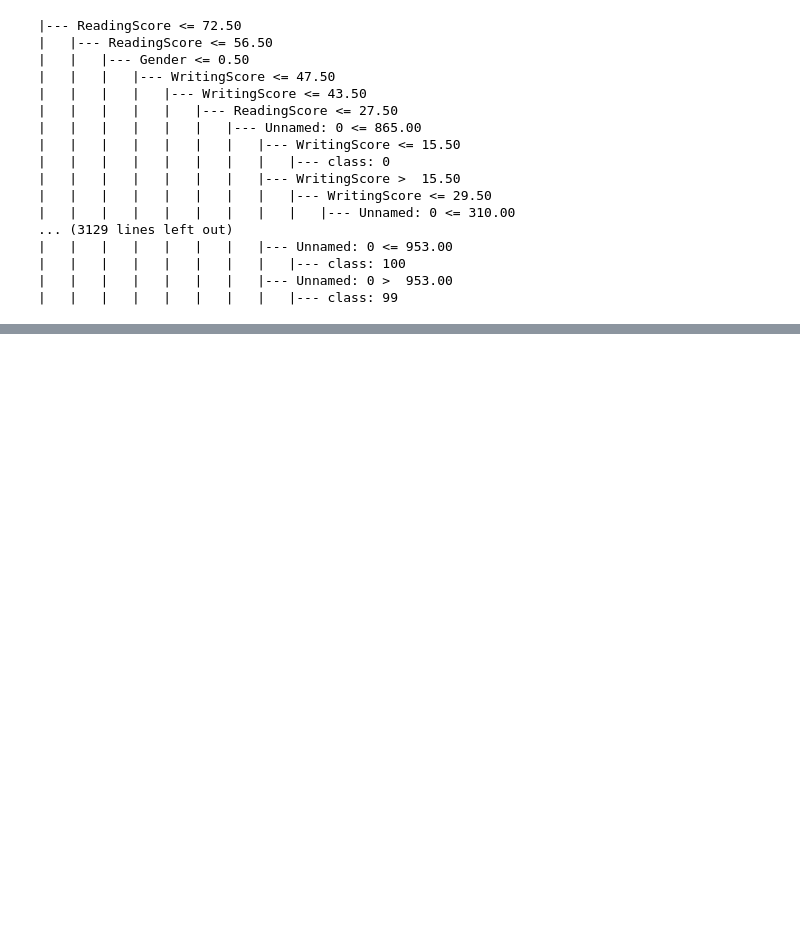
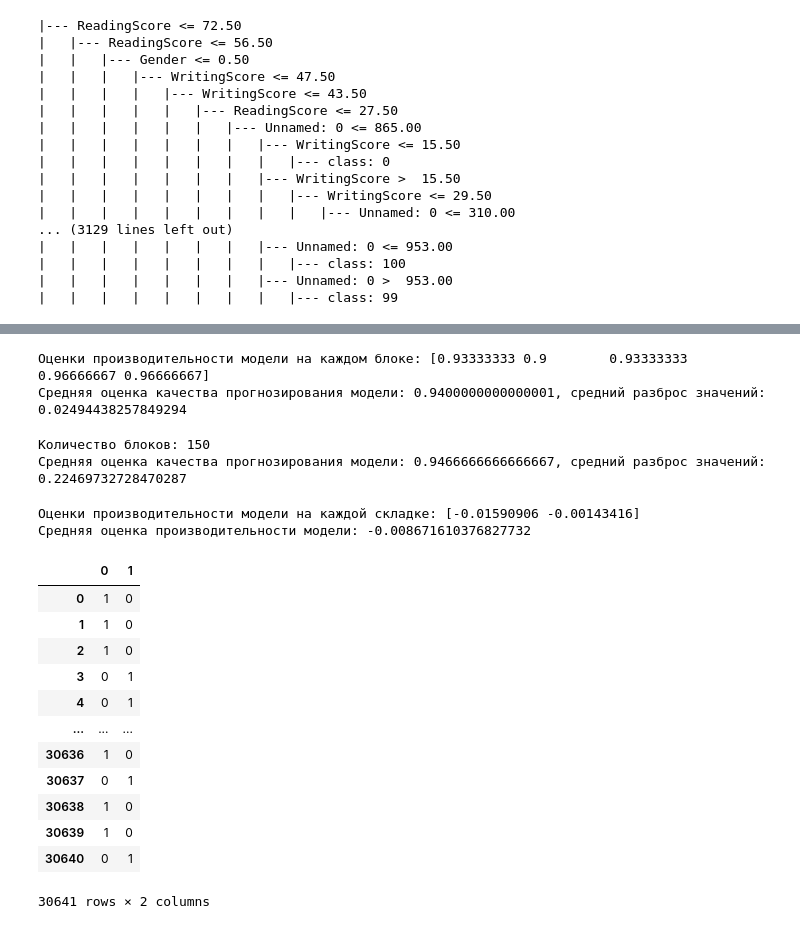
Before and after one commit to MaximLord/Lab, a Jupyter notebook: laba_5.ipynb, the cells around one changed output, grey strips where cells are left out. Drawn from its saved outputs; the diff is of its cells as text; code cells hidden in the pictures; blank space fills up the shorter version.

```diff
--- a/laba_5.ipynb
+++ b/laba_5.ipynb
@@ -394,0 +423,30 @@ IndexError: list index out of range
+# %%
+from sklearn.model_selection import StratifiedKFold
+from sklearn.linear_model import LogisticRegression
+
+stratifiedKfold = StratifiedKFold(n_splits=5, shuffle = True)
+
+lr = LogisticRegression(multi_class = "ovr")
+
+
+scores = cross_val_score(lr, iris.data, iris.target, cv = stratifiedKfold)
+
+print(f"Оценки производительности модели на каждом блоке: {scores}")
+print(f"Средняя оценка качества прогнозирования модели: {scores.mean()}, средний разброс значений: {scores.std()}")
+# %% [output]
+Оценки производительности модели на каждом блоке: [0.93333333 0.9        0.93333333 0.96666667 0.96666667]
+Средняя оценка качества прогнозирования модели: 0.9400000000000001, средний разброс значений: 0.02494438257849294
+# %%
+#1.3 Методом Leave-One-Out
+from sklearn.model_selection import LeaveOneOut
+
+loo = LeaveOneOut()
+dtc = DecisionTreeClassifier()
+
+scores = cross_val_score(dtc, iris.data, iris.target, cv = loo, n_jobs = -1)
+
+print(f"Количество блоков: {len(scores)}")
+print(f"Средняя оценка качества прогнозирования модели: {scores.mean()}, средний разброс значений: {scores.std()}")
+# %% [output]
+Количество блоков: 150
+Средняя оценка качества прогнозирования модели: 0.9466666666666667, средний разброс значений: 0.22469732728470287
@@ -394,0 +455,41 @@ IndexError: list index out of range
+# %%
+from sklearn.model_selection import GroupKFold
+from sklearn.linear_model import LinearRegression
+
+group_kfold = GroupKFold(n_splits=2)
+
+groupDf = newDf[["Gender", "MathScore", "WritingScore"]].copy();
+
+# print(groupDf)
+# print(np.array(groupDf["Role"]))
+
+groupDf["MathScore"] = ordEnc.fit_transform(newDf[["MathScore"]]).astype(int)
+groupDf["WritingScore"] = ordEnc.fit_transform(newDf[["WritingScore"]]).astype(int)
+
+model = LinearRegression()
+
+XG =  pd.get_dummies(groupDf["Gender"])
+YG =  groupDf["MathScore"].to_numpy().reshape(-1,1)
+group =  groupDf["WritingScore"].to_numpy().reshape(-1,1)
+
+scores = cross_val_score(model, XG, YG, groups=group, cv=group_kfold)
+
+print("Оценки производительности модели на каждой складке:", scores)
+print("Средняя оценка производительности модели:", scores.mean())
+pd.get_dummies(groupDf["Gender"])
+# %% [output]
+Оценки производительности модели на каждой складке: [-0.01590906 -0.00143416]
+Средняя оценка производительности модели: -0.008671610376827732
+|  | 0 | 1 |
+| 0 | 1 | 0 |
+| 1 | 1 | 0 |
+| 2 | 1 | 0 |
+| 3 | 0 | 1 |
+| 4 | 0 | 1 |
+| ... | ... | ... |
+| 30636 | 1 | 0 |
+| 30637 | 0 | 1 |
+| 30638 | 1 | 0 |
+| 30639 | 1 | 0 |
+| 30640 | 0 | 1 |
+30641 rows × 2 columns
```
Also changed, not shown: parts of 8 cells of this notebook.
